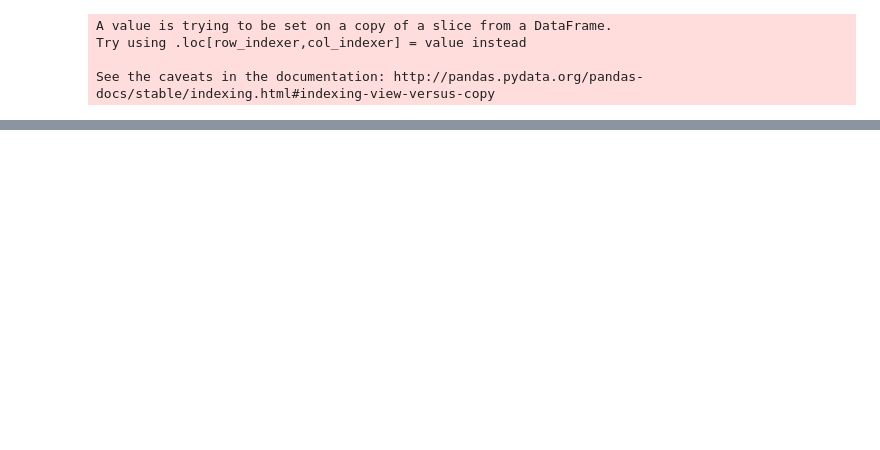
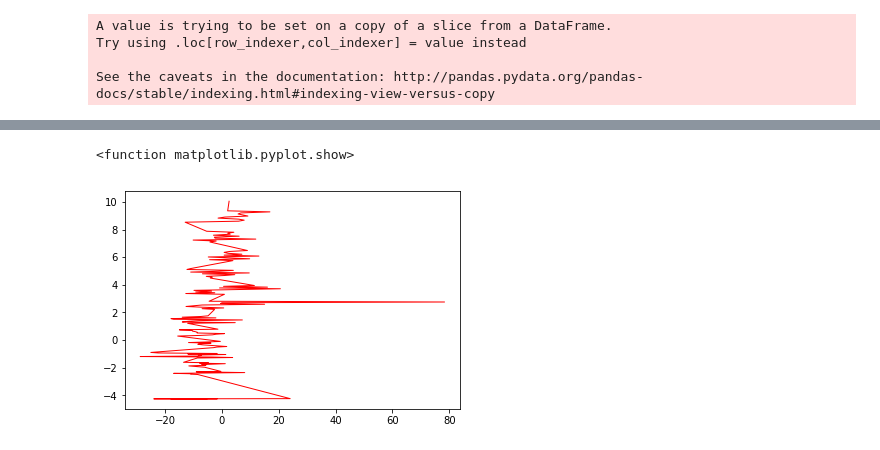
Before and after one commit to tninh/Flights-Delay-Prediction, a Jupyter notebook: script/flights_delay_regression.ipynb, the cells around one changed output, grey strips where cells are left out. Cells and saved outputs as stored; diff of their text form; code cells hidden in the pictures; blank space fills up the shorter version.

```diff
--- a/script/flights_delay_regression.ipynb
+++ b/script/flights_delay_regression.ipynb
@@ -822,0 +640,8 @@ data0_df
+# %%
+#plt.scatter(X_test, Y_test, color='black')
+#plt.scatter(Y_test, reg.predict(X_test))
+plt.plot(X_test, reg.predict(X_test), color='red', linewidth=1)
+plt.show
+# %% [output]
+<function matplotlib.pyplot.show>
+[figure, added]
```
Also changed, not shown: parts of 45 cells of this notebook.
